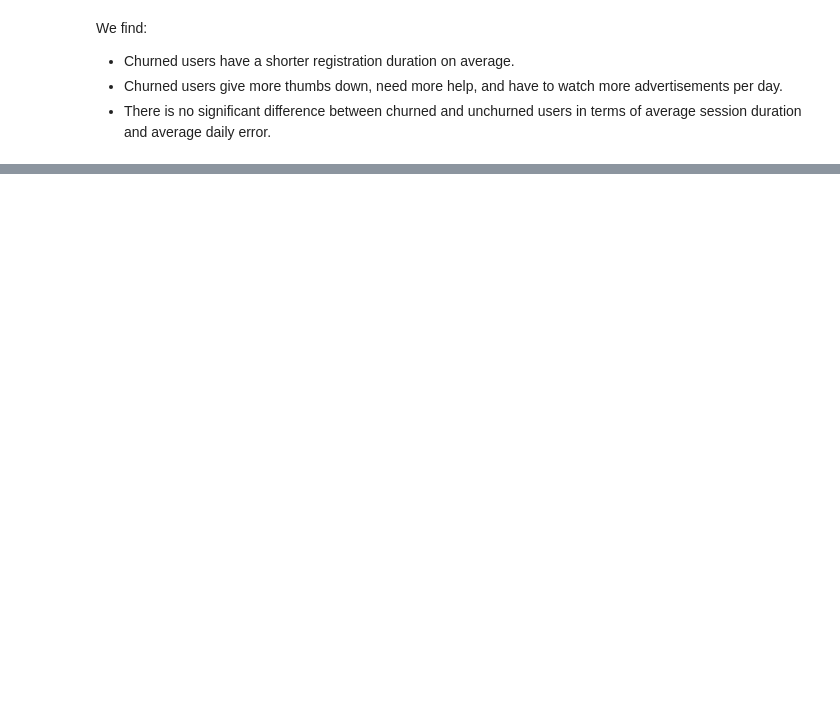
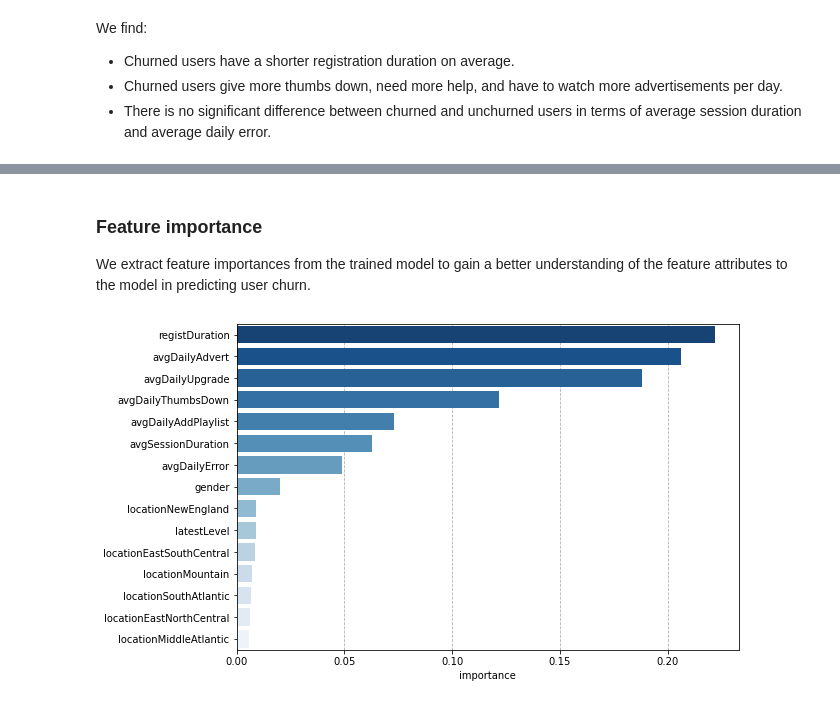
Before and after one commit to w-guo/Churn-prediction-PySpark, a Jupyter notebook: Sparkify_mini.ipynb, the cells around one changed output, grey strips where cells are left out. Cells and saved outputs as stored; diff of their text form; code cells hidden in the pictures; blank space fills up the shorter version.

```diff
--- a/Sparkify_mini.ipynb
+++ b/Sparkify_mini.ipynb
@@ -690,0 +552,3 @@ There are a few aspects in the modeling that can be addressed for further improv
+# %%
+model_df = user_df.drop(*cols_to_drop)
+model_df.printSchema()
@@ -690,0 +581,6 @@ There are a few aspects in the modeling that can be addressed for further improv
+# %%
+# split the data into train and test sets using stratified sampling based on 'Churn'
+train = model_df.sampleBy('Churn', fractions={0: 0.8, 1: 0.8}, seed=2020)
+test = model_df.subtract(train)
+print('Train and test set each includes {} and {} users, respectively, where {} users churn in the test set.'
+      .format(train.count(), test.count(), test.where(col('Churn') == 1).count()))
@@ -690,0 +728,17 @@ There are a few aspects in the modeling that can be addressed for further improv
+# %%
+# set hyperparameters for tuning
+paramGrid = ParamGridBuilder() \
+            .addGrid(rf.numTrees, [20, 100, 200]) \
+            .addGrid(rf.maxDepth, [4, 5]) \
+            .build()
+
+# grid search with cross validation
+crossval_rf = CrossValidator(estimator = pipeline_rf,
+                             estimatorParamMaps = paramGrid,
+                             evaluator = BinaryClassificationEvaluator(labelCol='Churn', metricName='areaUnderPR'),
+                             numFolds = 4)
+
+start = time()
+cv_rf = crossval_rf.fit(train)
+end = time()
+print('Total training time for hyperparameter tuning on random forest classifier: {:.0f} seconds'.format(end - start))
@@ -690,0 +821,17 @@ There are a few aspects in the modeling that can be addressed for further improv
+# %% [markdown]
+### Feature importance
+
+We extract feature importances from the trained model to gain a better understanding of the feature attributes to the model in predicting user churn.
+# %%
+features = bin_cols + num_cols
+importances = list(cv_rf.bestModel.stages[-1].featureImportances)
+feat_imp_pd = pd.DataFrame({'feature': features, 'importance': importances}).sort_values('importance', ascending = False)
+
+# plot feature importance
+plt.figure(figsize=(9,6))
+sns.barplot(data=feat_imp_pd.head(15), y="feature", x="importance", palette='Blues_r', zorder=2)
+plt.grid(axis='x', linestyle='--', zorder=0)
+plt.ylabel('');
+plt.savefig('feature_importance.png', bbox_inches='tight', dpi=150)
+# %% [output]
+[figure, added]
```
Also changed, not shown: parts of 88 cells of this notebook, 1 other file.
